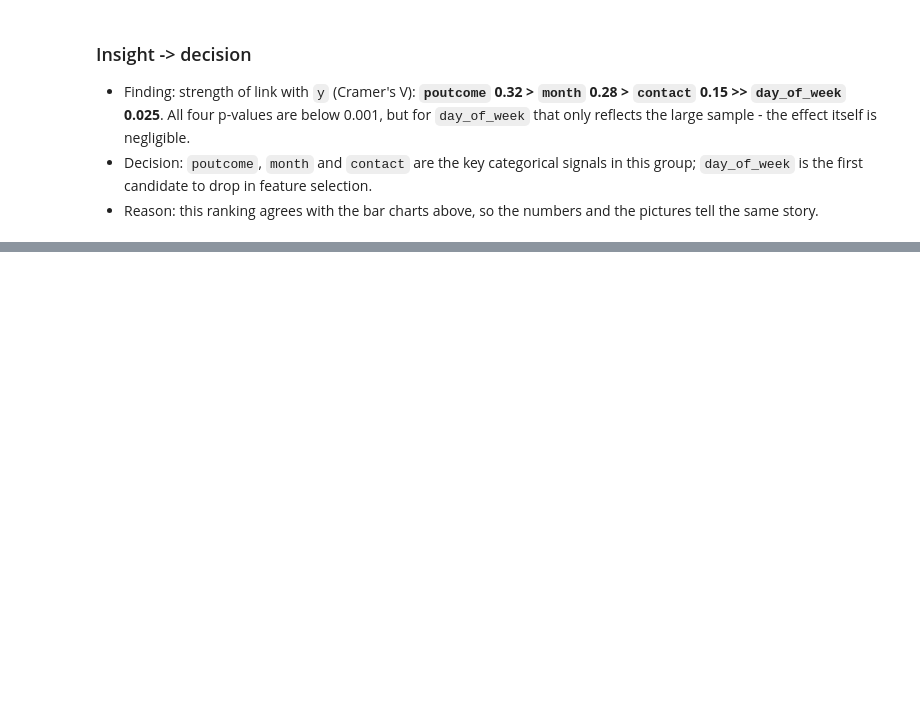
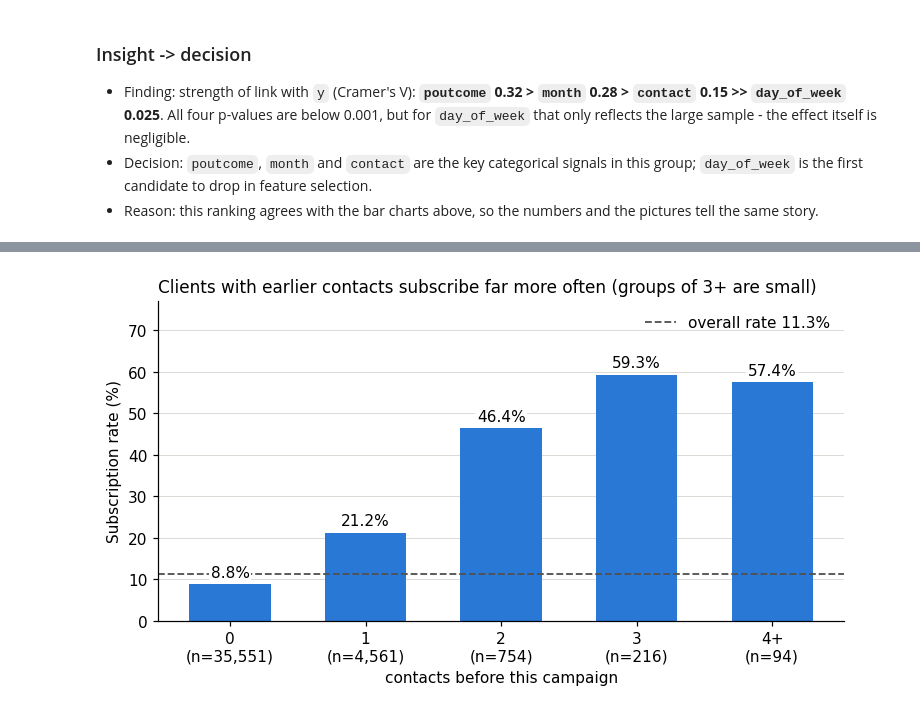
Before and after one commit to Saradala/bank-telemarketing-predictor, a Jupyter notebook: notebooks/03_eda_campaign.ipynb, the cells around one changed output, grey strips where cells are left out. Drawn from its saved outputs; the diff is of its cells as text; code cells hidden in the pictures; blank space fills up the shorter version.

```diff
--- a/notebooks/03_eda_campaign.ipynb
+++ b/notebooks/03_eda_campaign.ipynb
@@ -287,0 +388,4 @@ strength.sort_values("cramers_v", ascending=False)
+# %%
+prev_groups = df["previous"].clip(upper=4).map(lambda v: "4+" if v >= 4 else str(v))
+t = df.groupby(prev_groups)["y"].agg(customers="size", subscription_rate="mean")
+t
@@ -287,0 +400,4 @@ strength.sort_values("cramers_v", ascending=False)
+# %%
+rate_bar(t, "Clients with earlier contacts subscribe far more often (groups of 3+ are small)", "previous_rate", "contacts before this campaign", figsize=(7, 4))
+# %% [output]
+[figure, added]
```
Also changed, not shown: parts of 24 cells of this notebook, 4 other files.
